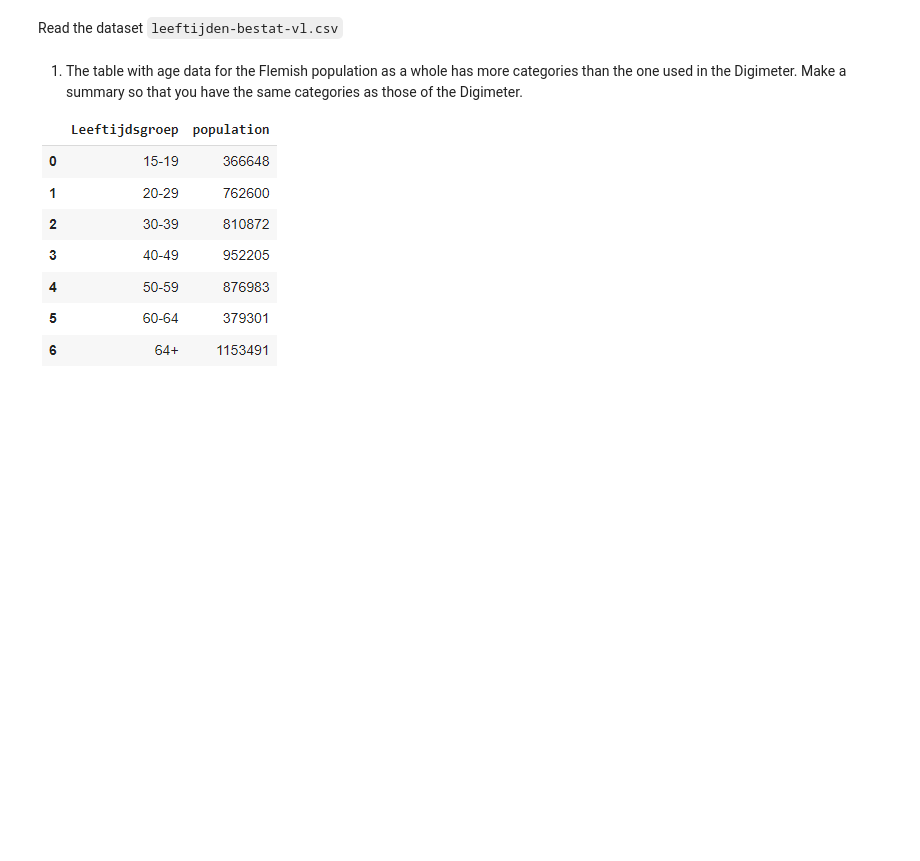
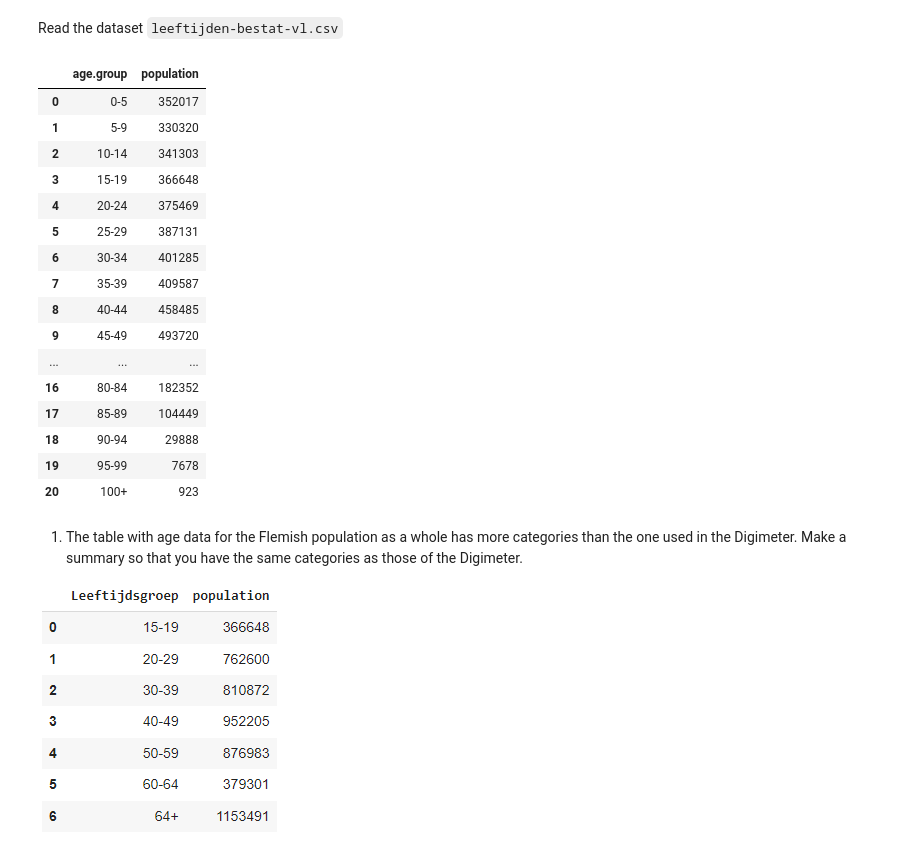
Before and after one commit to Bataklik/Data-Science-_-AI, a Jupyter notebook: 4-bivariate-qual/labs_chi_squared.ipynb, the cells around one changed output. Drawn from its saved outputs; the diff is of its cells as text; code cells hidden in the pictures; blank space fills up the shorter version.

```diff
--- a/4-bivariate-qual/labs_chi_squared.ipynb
+++ b/4-bivariate-qual/labs_chi_squared.ipynb
@@ -370,5 +439,26 @@ Make sure the Percentages are actually percentages.
 # %% [markdown]
 Read the dataset `leeftijden-bestat-vl.csv`
+# %%
+bestat = pd.read_csv('../data/leeftijden-bestat-vl.csv')
+bestat
+# %% [output]
+|  | age.group | population |
+| 0 | 0-5 | 352017 |
+| 1 | 5-9 | 330320 |
+| 2 | 10-14 | 341303 |
+| 3 | 15-19 | 366648 |
+| 4 | 20-24 | 375469 |
+| 5 | 25-29 | 387131 |
+| 6 | 30-34 | 401285 |
+| 7 | 35-39 | 409587 |
+| 8 | 40-44 | 458485 |
+| 9 | 45-49 | 493720 |
+| ... | ... | ... |
+| 16 | 80-84 | 182352 |
+| 17 | 85-89 | 104449 |
+| 18 | 90-94 | 29888 |
+| 19 | 95-99 | 7678 |
+| 20 | 100+ | 923 |
 # %% [markdown]
 1. The table with age data for the Flemish population as a whole has more categories than the one used in the Digimeter. Make a summary so that you have the same categories as those of the Digimeter.
 
```
Also changed, not shown: parts of 30 cells of this notebook, 1 other file.
